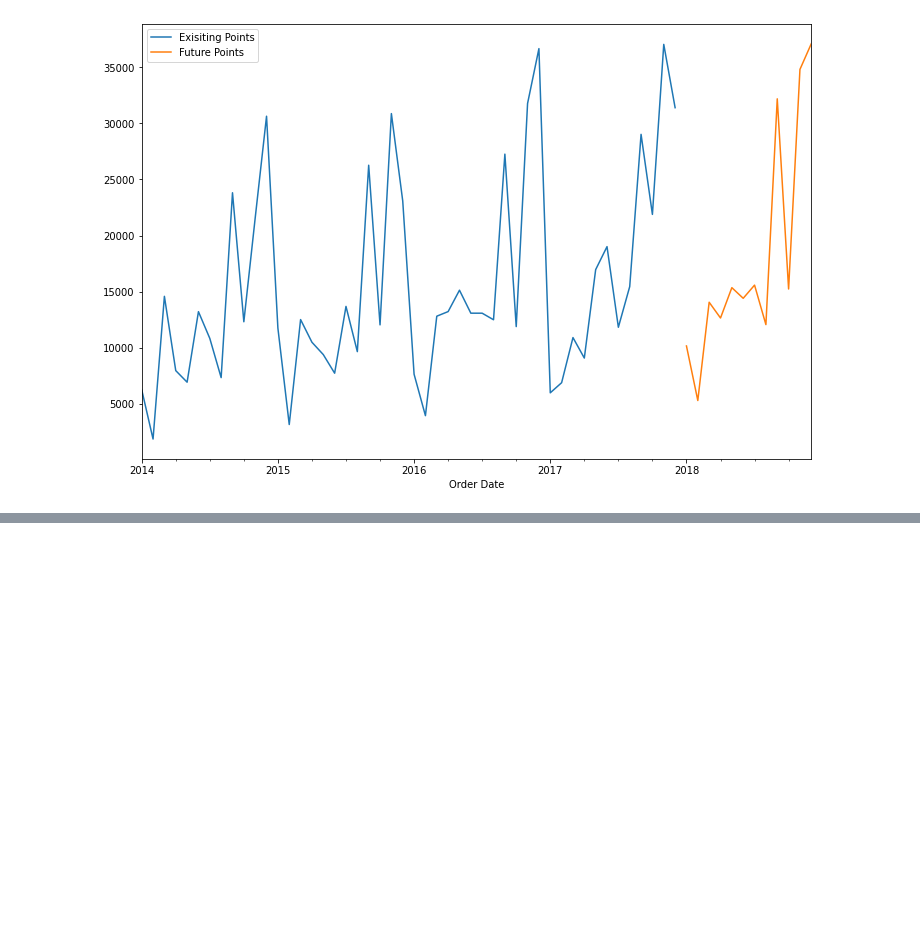
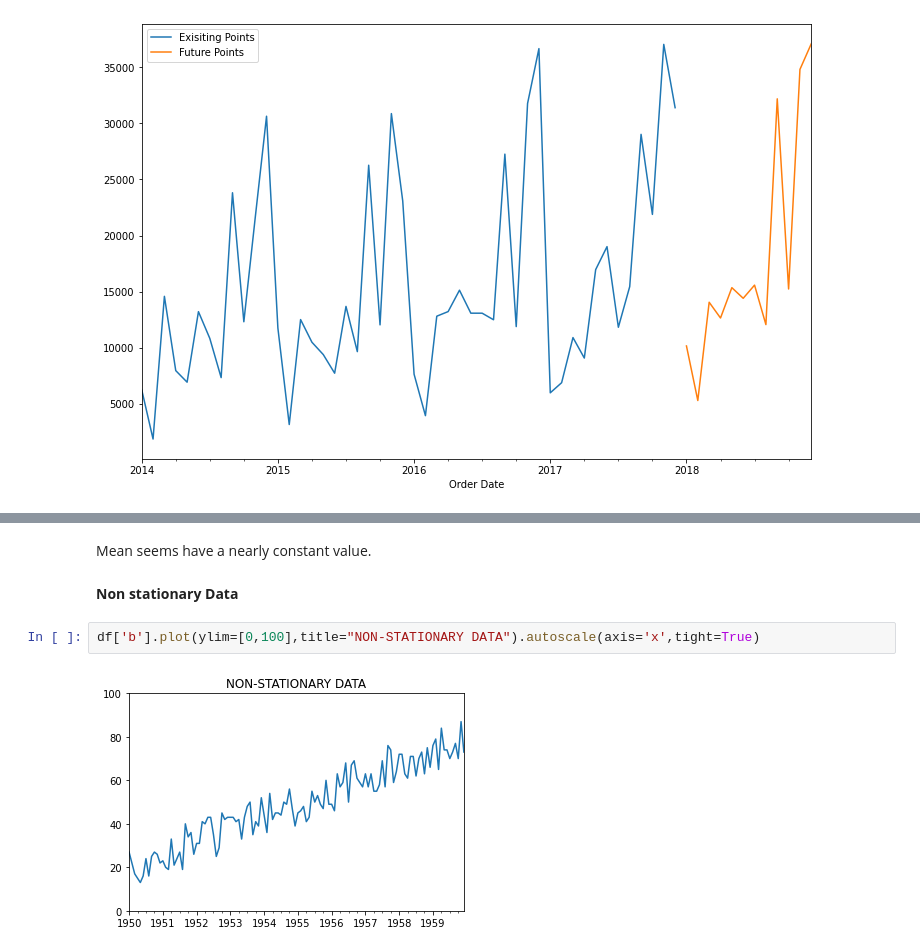
Before and after one commit to ajitsingh98/Time-Series-Analysis-and-Forecasting-with-Python, a Jupyter notebook: Time_Series_Forecasting_General_Methods.ipynb, the cells around one changed output, grey strips where cells are left out. Cells and saved outputs as stored; diff of their text form; blank space fills up the shorter version.

```diff
--- a/Time_Series_Forecasting_General_Methods.ipynb
+++ b/Time_Series_Forecasting_General_Methods.ipynb
@@ -200,0 +234,8 @@ future_preds.plot(figsize=(12, 8), legend=True, label='Future Points')
+# %% [markdown]
+Mean seems have a nearly constant value.
+# %% [markdown]
+**Non stationary Data**
+# %%
+df['b'].plot(ylim=[0,100],title="NON-STATIONARY DATA").autoscale(axis='x',tight=True)
+# %% [output]
+[figure, added]
```
Also changed, not shown: parts of 16 cells of this notebook, 2 other files.
